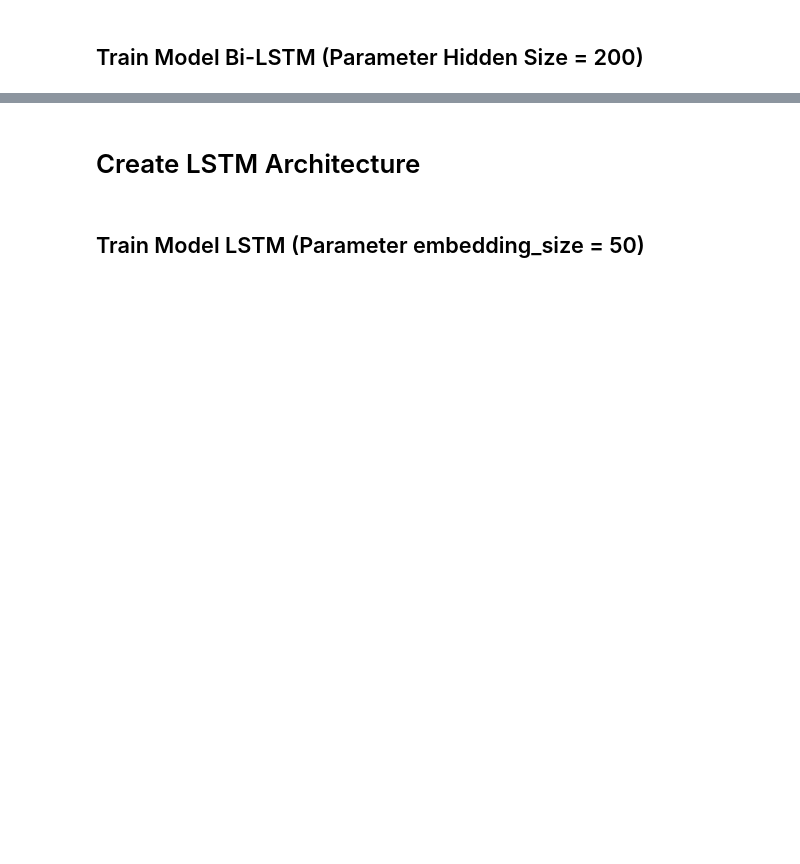
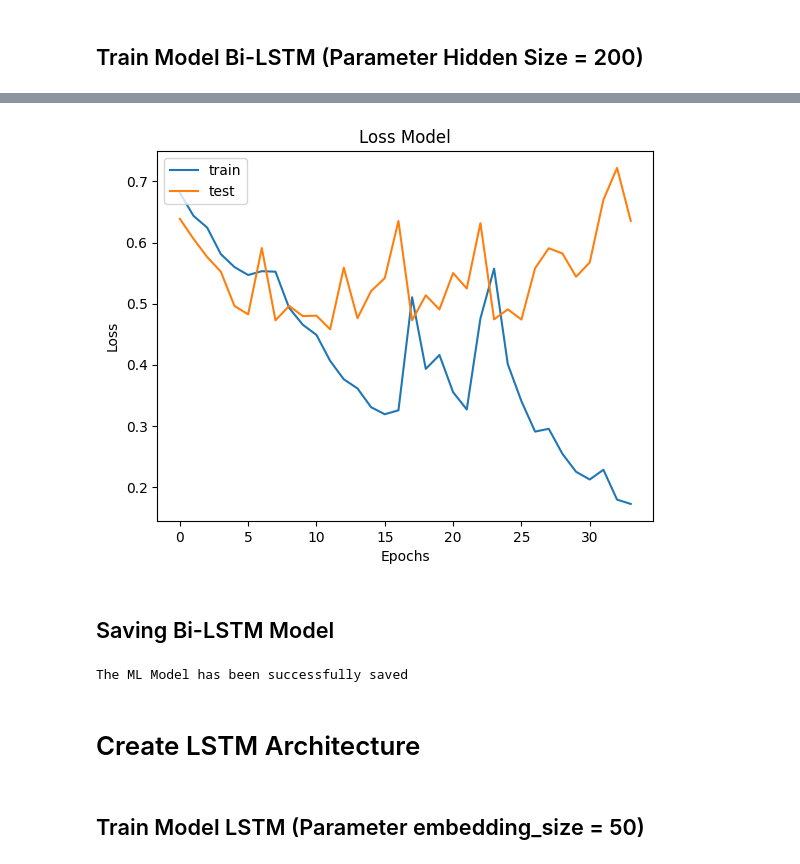
Before and after one commit to CarakaMuhamadRahman/Sarcasm-Detection-Model---Skripsi, a Jupyter notebook: TrainModel.ipynb, the cells around one changed output, grey strips where cells are left out. Drawn from its saved outputs; the diff is of its cells as text; code cells hidden in the pictures; blank space fills up the shorter version.

```diff
--- a/TrainModel.ipynb
+++ b/TrainModel.ipynb
@@ -975,3 +1235,22 @@ Epoch 100/100
+# %%
+# Data Visualization for model Loss
+plt.plot(history_bilstm_best_params.history['loss'])
+plt.plot(history_bilstm_best_params.history['val_loss'])
+plt.title('Loss Model')
+plt.ylabel('Loss')
+plt.xlabel('Epochs')
+plt.legend(['train','test'], loc='upper left')
+
+plt.show()
+# %% [output]
+[figure, added]
+# %% [markdown]
+<h2>Saving Bi-LSTM Model</h2>
+# %%
+model_bilstm_best_params.save('Model/bestModelBiLSTM.h5')
+print('The ML Model has been successfully saved')
+# %% [output]
+The ML Model has been successfully saved
 # %% [markdown]
 <h1>Create LSTM Architecture</h1>
 # %% [markdown]
```
Also changed, not shown: parts of 136 cells of this notebook, 9 other files.
